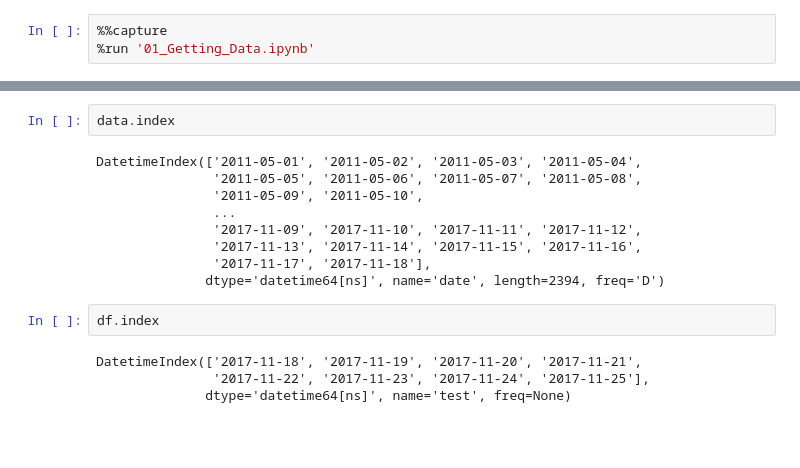
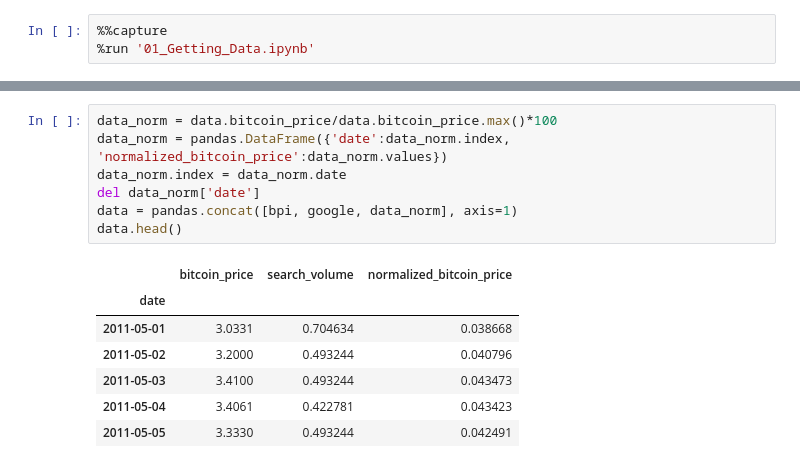
Before and after one commit to thutrangdong/coding-thesis, a Jupyter notebook: workspace_jupyter/Untitled.ipynb, the cells around one changed output, grey strips where cells are left out. Cells and saved outputs as stored; diff of their text form; blank space fills up the shorter version.

```diff
--- a/workspace_jupyter/Untitled.ipynb
+++ b/workspace_jupyter/Untitled.ipynb
@@ -28,17 +4,15 @@ DatetimeIndex(['2011-05-01', '2011-05-02', '2011-05-03', '2011-05-04',
-# %%
-data.index
-# %% [output]
-DatetimeIndex(['2011-05-01', '2011-05-02', '2011-05-03', '2011-05-04',
-               '2011-05-05', '2011-05-06', '2011-05-07', '2011-05-08',
-               '2011-05-09', '2011-05-10',
-               ...
-               '2017-11-09', '2017-11-10', '2017-11-11', '2017-11-12',
-               '2017-11-13', '2017-11-14', '2017-11-15', '2017-11-16',
-               '2017-11-17', '2017-11-18'],
-              dtype='datetime64[ns]', name='date', length=2394, freq='D')
-# %%
-df.index
-# %% [output]
-DatetimeIndex(['2017-11-18', '2017-11-19', '2017-11-20', '2017-11-21',
-               '2017-11-22', '2017-11-23', '2017-11-24', '2017-11-25'],
-              dtype='datetime64[ns]', name='test', freq=None)
+# %%
+data_norm = data.bitcoin_price/data.bitcoin_price.max()*100
+data_norm = pandas.DataFrame({'date':data_norm.index, 'normalized_bitcoin_price':data_norm.values})
+data_norm.index = data_norm.date
+del data_norm['date']
+data = pandas.concat([bpi, google, data_norm], axis=1)
+data.head()
+# %% [output]
+|  | bitcoin_price | search_volume | normalized_bitcoin_price |
+| date |  |  |  |
+| 2011-05-01 | 3.0331 | 0.704634 | 0.038668 |
+| 2011-05-02 | 3.2000 | 0.493244 | 0.040796 |
+| 2011-05-03 | 3.4100 | 0.493244 | 0.043473 |
+| 2011-05-04 | 3.4061 | 0.422781 | 0.043423 |
+| 2011-05-05 | 3.3330 | 0.493244 | 0.042491 |
```
Also changed, not shown: parts of 15 cells of this notebook, 4 other files.
